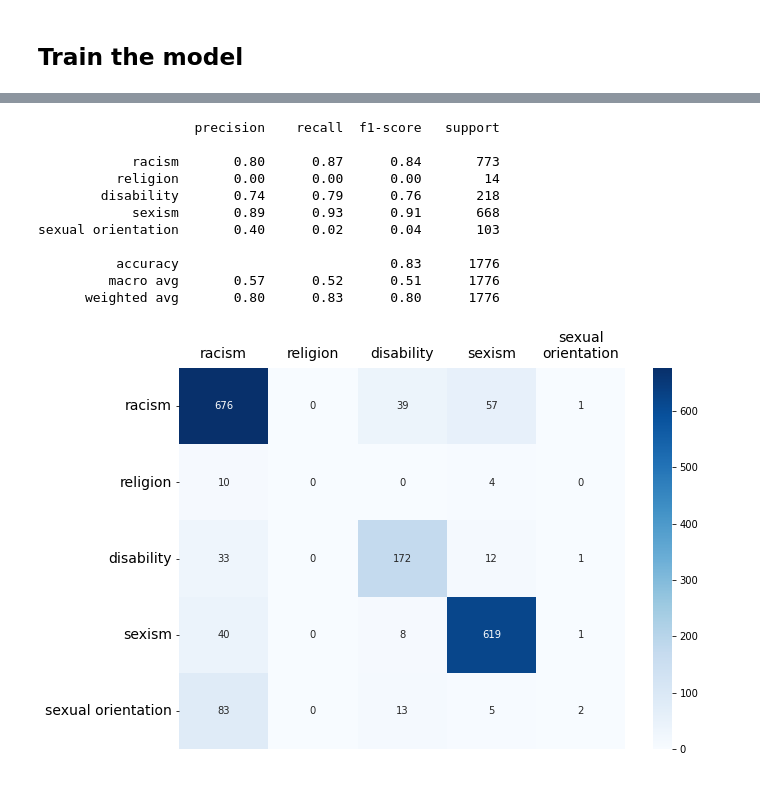
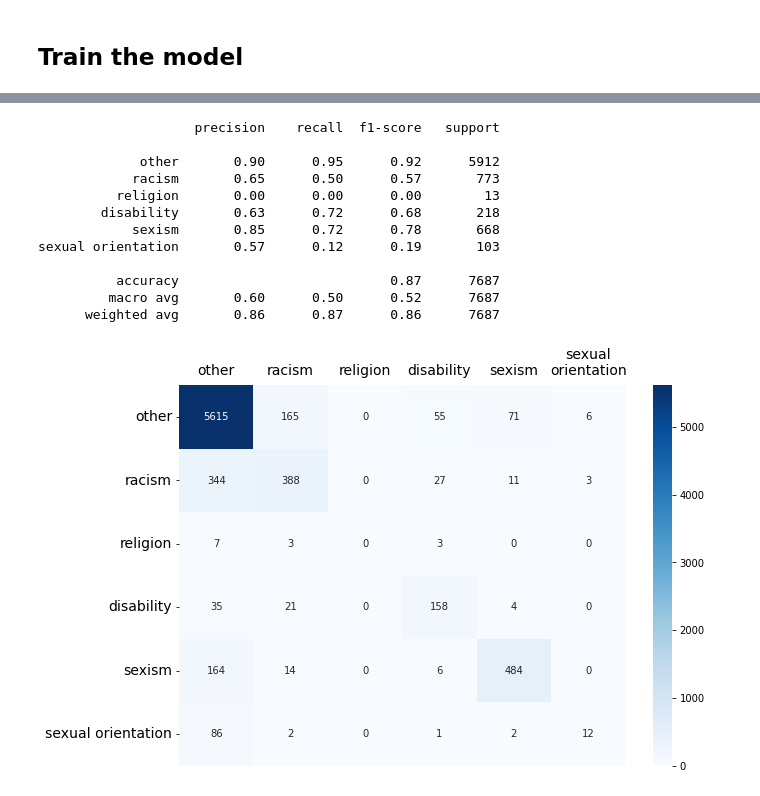
Before and after one commit to Caramba997/hatespeech_classifier, a Jupyter notebook: text_multi_classification_rnn.ipynb, the cells around one changed output, grey strips where cells are left out. Cells and saved outputs as stored; diff of their text form; code cells hidden in the pictures.

Commit message:
Include other in multi-class.

```diff
--- a/text_multi_classification_rnn.ipynb
+++ b/text_multi_classification_rnn.ipynb
@@ -199,45 +199,46 @@ plt.ylim(0, None)
 from sklearn.metrics import classification_report
 import seaborn as sn
 
 pred = model.predict(test_dataset)
 
 test_data_feat = np.concatenate([x for x, y in test_dataset], axis=0)
 test_data_labels = np.concatenate([y for x, y in test_dataset], axis=0)
 
-test_data_labels = test_data_labels[:,1:]
-pred = pred[:,1:]
+# test_data_labels = test_data_labels[:,1:]
+# pred = pred[:,1:]
 
 print(classification_report(test_data_labels.argmax(axis=1),
                             pred.argmax(axis=1),
-                            target_names= ['racism', 'religion', 'disability', 'sexism', 'sexual orientation']))
+                            target_names= ['other', 'racism', 'religion', 'disability', 'sexism', 'sexual orientation']))
 
 def plot_confusion_matrix(labels, pred, index, columns):
     conf = tf.math.confusion_matrix(labels=[np.argmax(val) for val in labels],
                                     predictions=[np.argmax(val) for val in pred])
 
     df_cm = pd.DataFrame(conf.numpy(), index=index, columns=columns)
 
     plt.figure(figsize=(10, 7))
     plt.tick_params(axis='both', which='major', labelsize=14, labelbottom=False, bottom=False, top=False,
                     labeltop=True)
     sn.heatmap(df_cm, annot=True, cmap='Blues', fmt='g')
     plt.show()
 
 plot_confusion_matrix(labels=test_data_labels,
                       pred=pred,
-                      index=['racism', 'religion', 'disability', 'sexism', 'sexual orientation'],
-                      columns=['racism', 'religion', 'disability', 'sexism', 'sexual\norientation'])
+                      index=['other', 'racism', 'religion', 'disability', 'sexism', 'sexual orientation'],
+                      columns=['other', 'racism', 'religion', 'disability', 'sexism', 'sexual\norientation'])
 # %% [output]
                     precision    recall  f1-score   support
 
-            racism       0.80      0.87      0.84       773
-          religion       0.00      0.00      0.00        14
-        disability       0.74      0.79      0.76       218
-            sexism       0.89      0.93      0.91       668
-sexual orientation       0.40      0.02      0.04       103
+             other       0.90      0.95      0.92      5912
+            racism       0.65      0.50      0.57       773
+          religion       0.00      0.00      0.00        13
+        disability       0.63      0.72      0.68       218
+            sexism       0.85      0.72      0.78       668
+sexual orientation       0.57      0.12      0.19       103
 
-          accuracy                           0.83      1776
-         macro avg       0.57      0.52      0.51      1776
-      weighted avg       0.80      0.83      0.80      1776
+          accuracy                           0.87      7687
+         macro avg       0.60      0.50      0.52      7687
+      weighted avg       0.86      0.87      0.86      7687
-[figure, old version]
+[figure, new version]
 # %%
```
Also changed, not shown: parts of 6 cells of this notebook, 6 other files.
